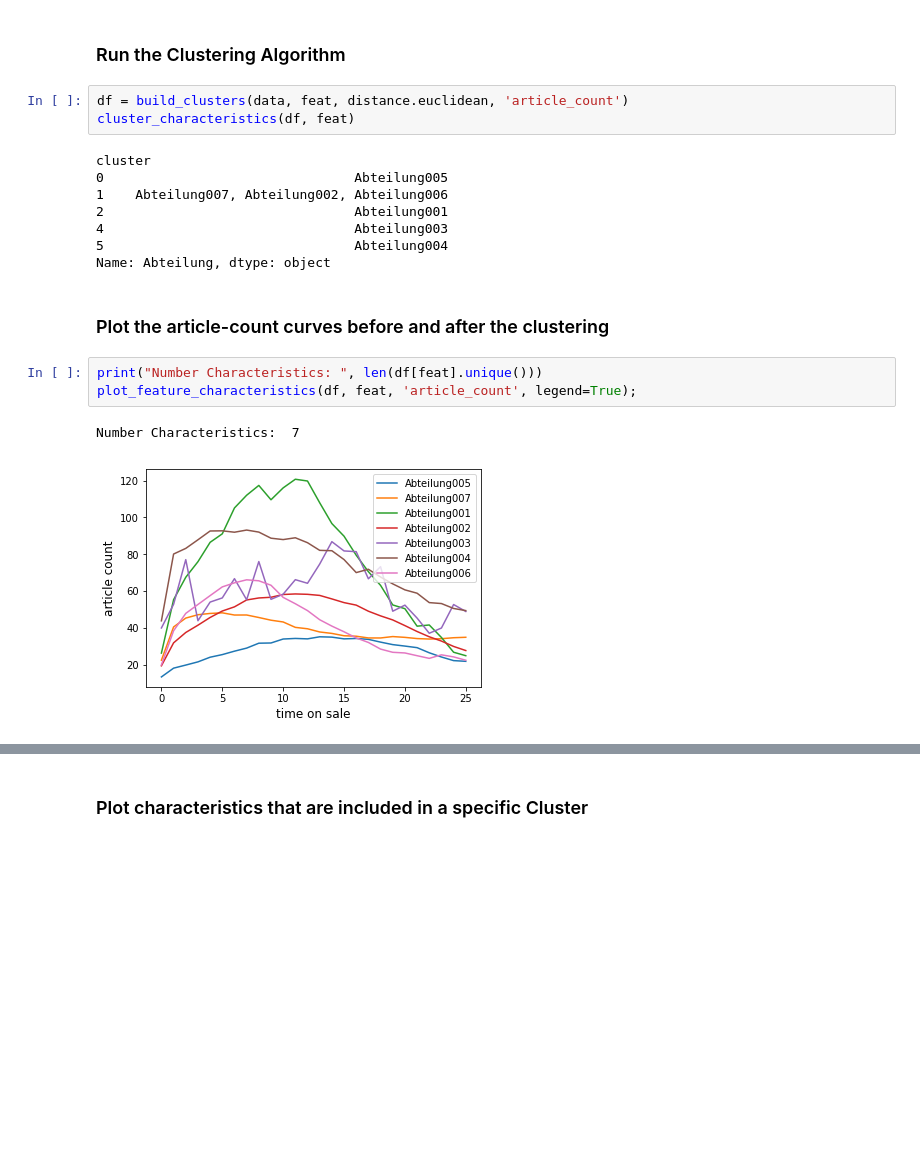
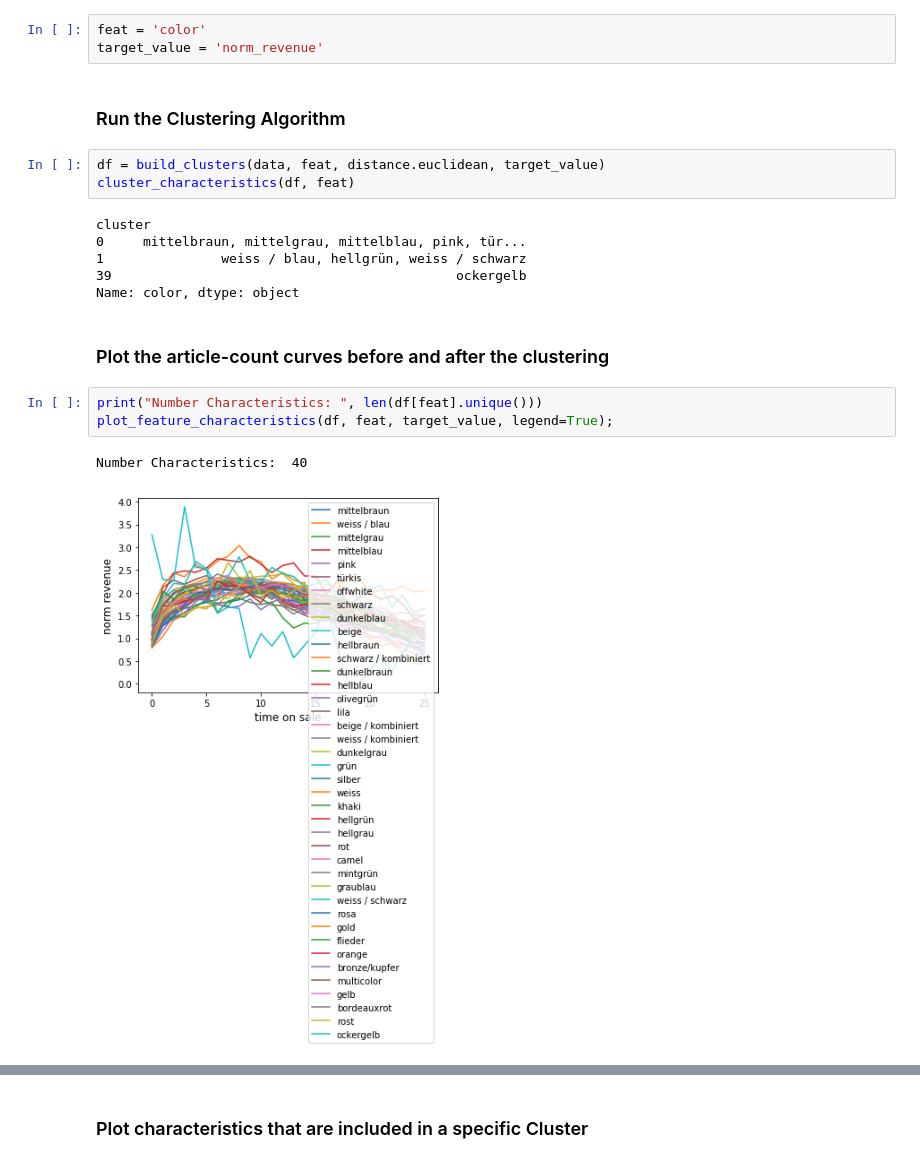
Before and after one commit to indyfree/tailor, a Jupyter notebook: notebooks/06-cluster-feature.ipynb, the cells around one changed output, grey strips where cells are left out. Drawn from its saved outputs; the diff is of its cells as text; blank space fills up the shorter version.

```diff
--- a/notebooks/06-cluster-feature.ipynb
+++ b/notebooks/06-cluster-feature.ipynb
@@ -43,23 +41,24 @@ feat = 'Abteilung'
+# %%
+feat = 'color'
+target_value = 'norm_revenue'
 # %% [markdown]
 ### Run the Clustering Algorithm
 # %%
-df = build_clusters(data, feat, distance.euclidean, 'article_count')
+df = build_clusters(data, feat, distance.euclidean, target_value)
 cluster_characteristics(df, feat)
 # %% [output]
 cluster
-0                                Abteilung005
-1    Abteilung007, Abteilung002, Abteilung006
-2                                Abteilung001
-4                                Abteilung003
-5                                Abteilung004
-Name: Abteilung, dtype: object
+0     mittelbraun, mittelgrau, mittelblau, pink, tür...
+1               weiss / blau, hellgrün, weiss / schwarz
+39                                            ockergelb
+Name: color, dtype: object
 # %% [markdown]
 ### Plot the article-count curves before and after the clustering
 # %%
 print("Number Characteristics: ", len(df[feat].unique()))
-plot_feature_characteristics(df, feat, 'article_count', legend=True);
+plot_feature_characteristics(df, feat, target_value, legend=True);
 # %% [output]
-Number Characteristics:  7
+Number Characteristics:  40
-[figure, old version]
+[figure, new version]
 # %%
 print("Number of Clusters: ", len(df['cluster'].unique()))
```
Also changed, not shown: parts of 4 cells of this notebook, 5 other files.
